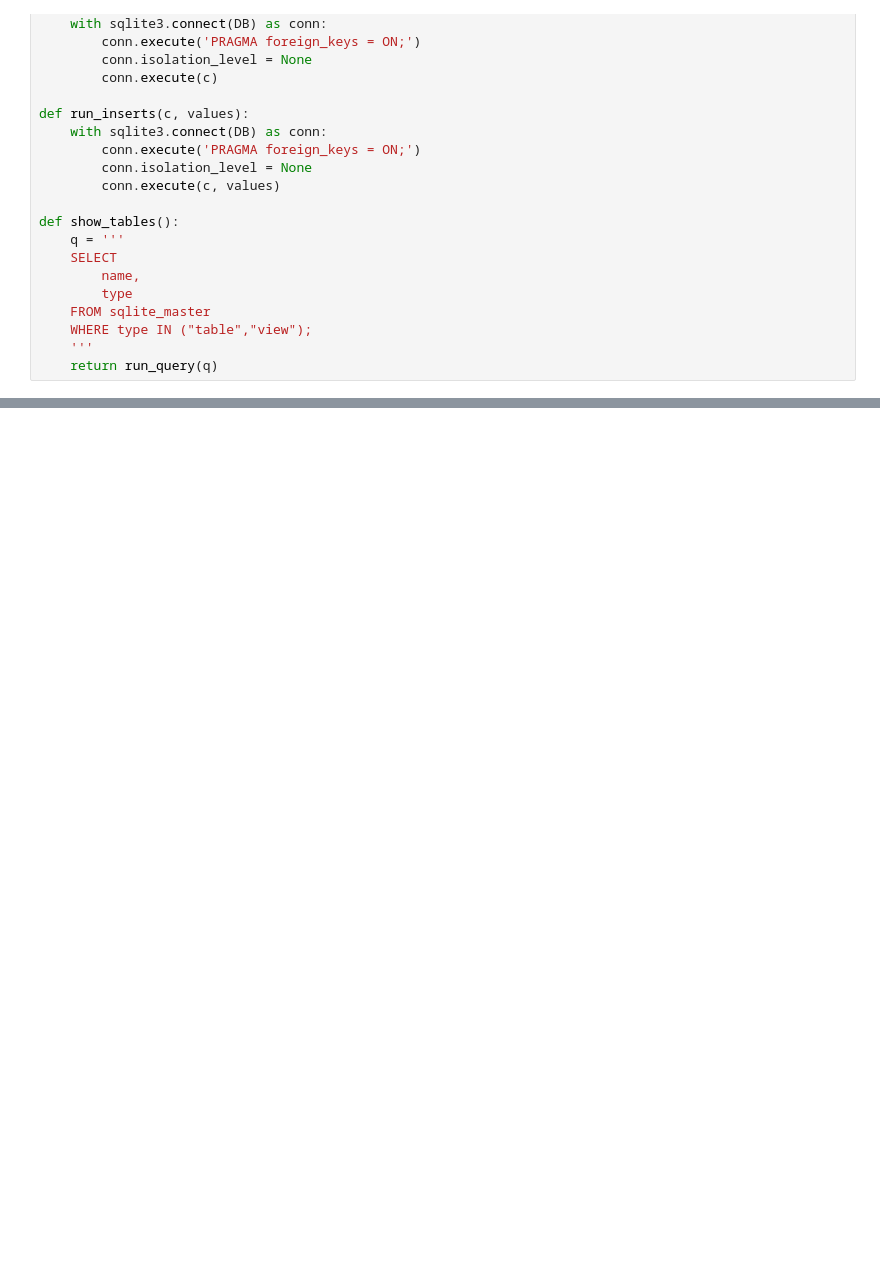
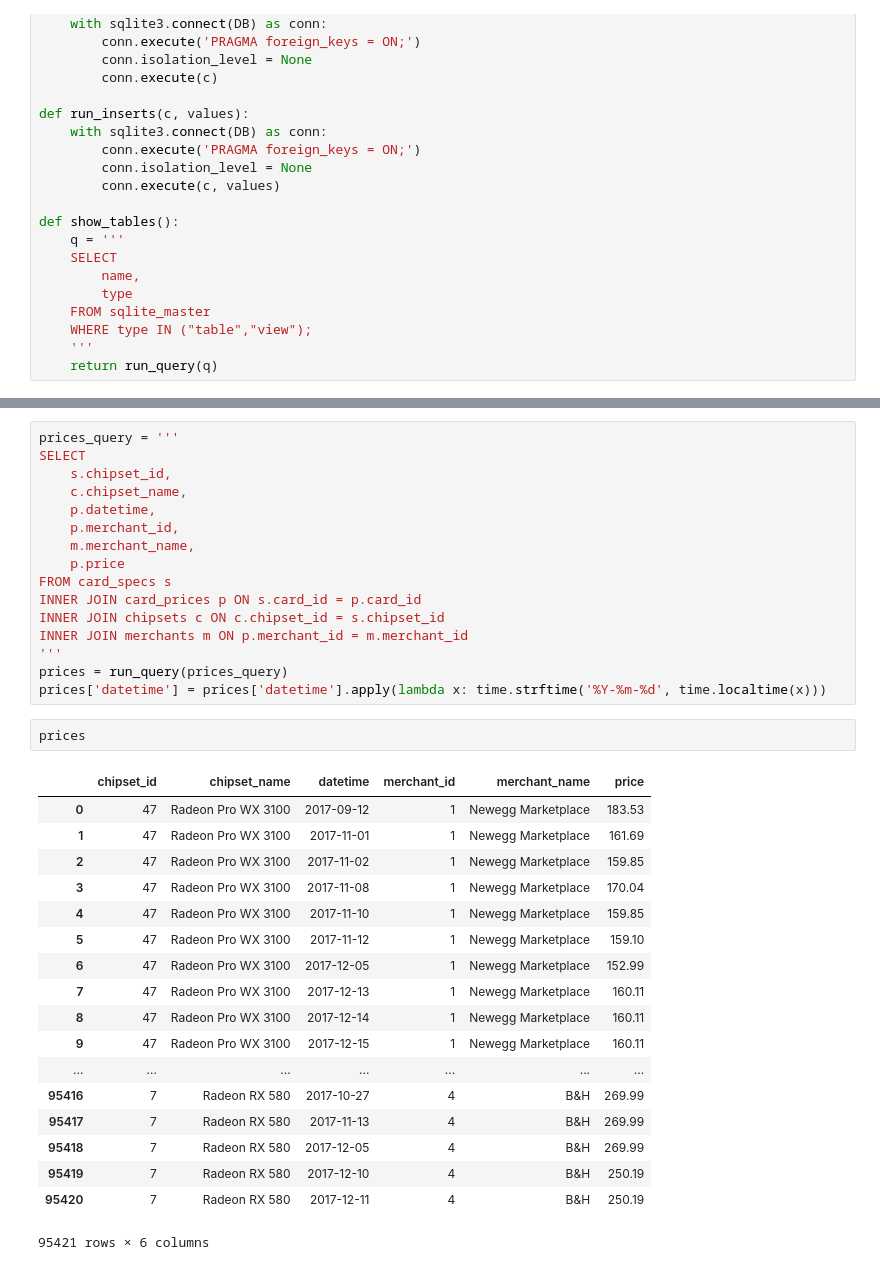
Before and after one commit to sengkchu/gpu-analytics, a Jupyter notebook: gpudatabase_interface.ipynb, the cells around one changed output, grey strips where cells are left out. Saved outputs shown, nothing was run; the diff lists cells and outputs as text; blank space fills up the shorter version.

```diff
--- a/gpudatabase_interface.ipynb
+++ b/gpudatabase_interface.ipynb
@@ -243,0 +319,37 @@ while not variable:
+# %%
+prices_query = '''
+SELECT
+    s.chipset_id,
+    c.chipset_name,
+    p.datetime,
+	p.merchant_id,
+	m.merchant_name,
+    p.price
+FROM card_specs s
+INNER JOIN card_prices p ON s.card_id = p.card_id
+INNER JOIN chipsets c ON c.chipset_id = s.chipset_id
+INNER JOIN merchants m ON p.merchant_id = m.merchant_id
+'''
+prices = run_query(prices_query)
+prices['datetime'] = prices['datetime'].apply(lambda x: time.strftime('%Y-%m-%d', time.localtime(x)))
+# %%
+prices
+# %% [output]
+|  | chipset_id | chipset_name | datetime | merchant_id | merchant_name | price |
+| 0 | 47 | Radeon Pro WX 3100 | 2017-09-12 | 1 | Newegg Marketplace | 183.53 |
+| 1 | 47 | Radeon Pro WX 3100 | 2017-11-01 | 1 | Newegg Marketplace | 161.69 |
+| 2 | 47 | Radeon Pro WX 3100 | 2017-11-02 | 1 | Newegg Marketplace | 159.85 |
+| 3 | 47 | Radeon Pro WX 3100 | 2017-11-08 | 1 | Newegg Marketplace | 170.04 |
+| 4 | 47 | Radeon Pro WX 3100 | 2017-11-10 | 1 | Newegg Marketplace | 159.85 |
+| 5 | 47 | Radeon Pro WX 3100 | 2017-11-12 | 1 | Newegg Marketplace | 159.10 |
+| 6 | 47 | Radeon Pro WX 3100 | 2017-12-05 | 1 | Newegg Marketplace | 152.99 |
+| 7 | 47 | Radeon Pro WX 3100 | 2017-12-13 | 1 | Newegg Marketplace | 160.11 |
+| 8 | 47 | Radeon Pro WX 3100 | 2017-12-14 | 1 | Newegg Marketplace | 160.11 |
+| 9 | 47 | Radeon Pro WX 3100 | 2017-12-15 | 1 | Newegg Marketplace | 160.11 |
+| ... | ... | ... | ... | ... | ... | ... |
+| 95416 | 7 | Radeon RX 580 | 2017-10-27 | 4 | B&H | 269.99 |
+| 95417 | 7 | Radeon RX 580 | 2017-11-13 | 4 | B&H | 269.99 |
+| 95418 | 7 | Radeon RX 580 | 2017-12-05 | 4 | B&H | 269.99 |
+| 95419 | 7 | Radeon RX 580 | 2017-12-10 | 4 | B&H | 250.19 |
+| 95420 | 7 | Radeon RX 580 | 2017-12-11 | 4 | B&H | 250.19 |
+95421 rows × 6 columns
```
Also changed, not shown: parts of 27 cells of this notebook, 6 other files.
